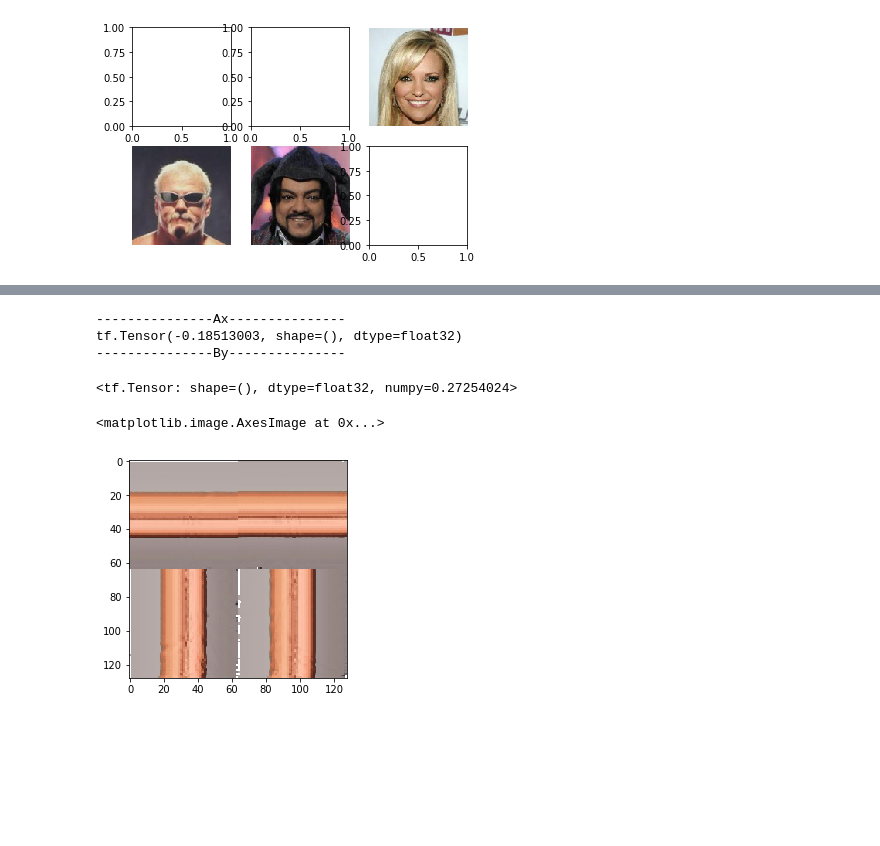
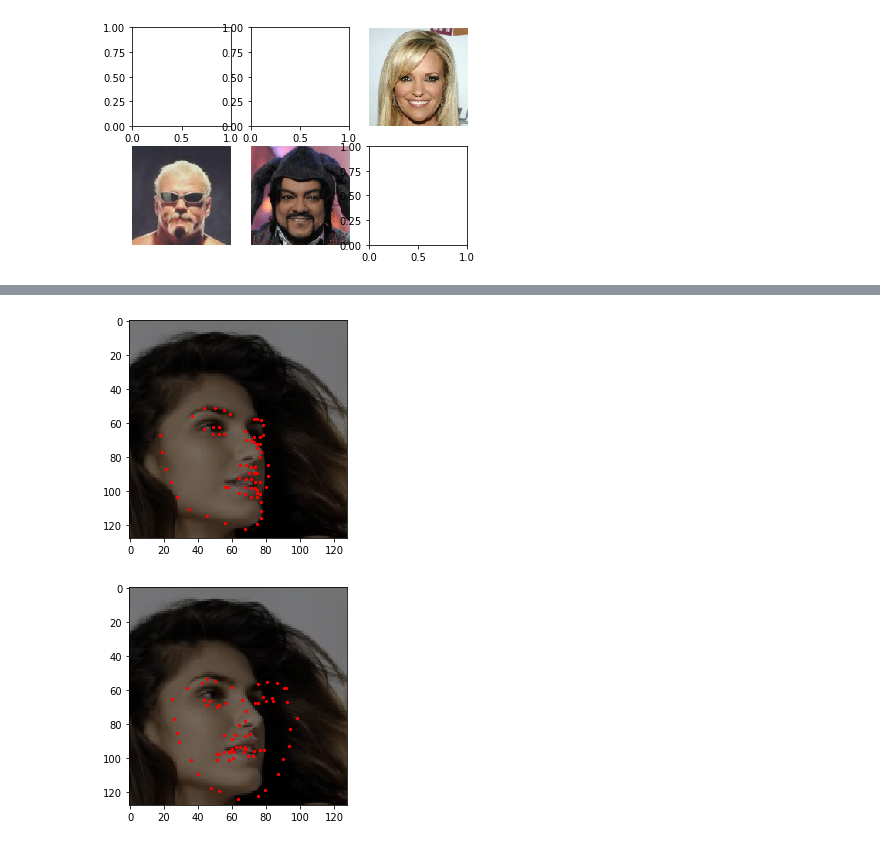
Before and after one commit to iomanker/Instance-GeoGAN, a Jupyter notebook: GeoGAN.ipynb, the cells around one changed output, grey strips where cells are left out. Drawn from its saved outputs; the diff is of its cells as text; code cells hidden in the pictures; blank space fills up the shorter version.

```diff
--- a/GeoGAN.ipynb
+++ b/GeoGAN.ipynb
@@ -676,28 +512,0 @@ draw_landmark_face(testBy[img_idx],testByMark[img_idx])
-# %%
-template = ('G_flow_loss: {:.4f}, G_land_loss: {:.4f}, G_reco_loss: {:.4f}, G_GAN_loss: {:.4f}'
-           ' G_cls_loss: {:.4f}, D_GAN_loss: {:.4f}, D_cls_loss: {:.4f}')
-for epoch in range(1,EPOCHS+1):
-    count = 0
-    for (one_Ax, one_Ax_landmark), (one_By, one_By_landmark) in zip(Ax_ds, By_ds):
-        count = count + 1
-        loss_items = train_step(one_Ax,one_By,one_Ax_landmark,one_By_landmark,tf.cast(epoch,'float32'))
-        print(template.format(loss_items['G_flow_loss'],loss_items['G_land_loss'],
-                             loss_items['G_reco_loss'],loss_items['G_GAN_loss'],loss_items['G_cls_loss'],
-                             loss_items['D_GAN_loss'],loss_items['D_cls_loss']))
-        #with train_summary_writer.as_default():
-            # tf.summary.scalar('G_flow_loss', loss_items['G_flow_loss'], step=epoch)
-            # tf.summary.scalar('G_land_loss', loss_items['G_land_loss'], step=epoch)
-            # tf.summary.scalar('G_mask_loss', loss_items['G_mask_loss'], step=epoch)
-            # tf.summary.scalar('G_reco_loss', loss_items['G_reco_loss'], step=epoch)
-            # tf.summary.scalar('G_GAN_loss', loss_items['G_GAN_loss'] , step=epoch)
-            # tf.summary.scalar('G_cls_loss', loss_items['G_cls_loss'] , step=epoch)
-            # tf.summary.scalar('D_GAN_loss', loss_items['D_GAN_loss'] , step=epoch)
-            # tf.summary.scalar('D_cls_loss', loss_items['D_cls_loss'] , step=epoch)
-    test_Ax_iter = iter(Ax_ds)
-    test_By_iter = iter(By_ds)
-    testAx, _ = next(test_Ax_iter)
-    testBy, _ = next(test_By_iter)
-    testAy = generator(testAx,testBy,tf.cast(epoch,'float32'))
-    save_images(testAx,testBy,testAy['By_warpped'],epoch,BATCH_SIZE)
-    By_ds = tf.data.Dataset.from_tensor_slices((By, By_landmark))
-    By_ds = By_ds.shuffle(BUFFER_SIZE).batch(BATCH_SIZE)
@@ -723,31 +512,0 @@ KeyboardInterrupt:
-# %%
-By_iter = iter(By_ds)
-for one_Ax, one_Ax_landmark in Ax_ds:
-    one_By, one_By_landmark = next(By_iter)
-    tmp_Ax = generator.flowNet.Encoder(one_Ax)
-    tmp_By = generator.flowNet.Encoder(one_By)
-    fusion_BottleNeck = tf.concat([tmp_Ax, tmp_By], axis=3)
-    tmp_Decoder = generator.flowNet.Decoder(fusion_BottleNeck)
-    '''tmp_Ax = generator.flowNet.ZeroPadding2D1(one_Ax)
-    Conv1_Ax = generator.flowNet.Conv1(tmp_Ax)
-    Bn1_Ax = generator.flowNet.norm1(Conv1_Ax)
-    relu1_Ax = activations.relu(Bn1_Ax)
-    Conv2_Ax = generator.flowNet.Conv2(relu1_Ax)
-    Bn2_Ax = generator.flowNet.norm2(Conv2_Ax)
-    relu2_Ax = activations.relu(Bn2_Ax)
-    Conv3_Ax = generator.flowNet.Conv2(relu2_Ax)
-    Bn3_Ax = generator.flowNet.norm2(Conv3_Ax)
-    relu3_Ax = activations.relu(Bn3_Ax)
-    Conv3_Ax = self.Conv4(self.Conv3_out)
-    Conv4_out = self.norm1(Conv4_out)
-    Conv4_out = activations.relu(Conv4_out)'''
-    # tf.math.reduce_std
-    print("---------------Ax---------------")
-    print(tf.math.reduce_mean(tmp_Decoder[0]))
-    print("---------------By---------------")
-    # print(tmp_By[0])
-    break
-# %% [output]
----------------Ax---------------
-tf.Tensor(-0.18513003, shape=(), dtype=float32)
----------------By---------------
@@ -770,11 +513,9 @@ from util.flow_util import *
-# %%
-tf.math.reduce_std(By_warpped[0])
-# %% [output]
-<tf.Tensor: shape=(), dtype=float32, numpy=0.27254024>
-# %%
-test_warpped = np.clip(By_warpped[8].numpy()+1, 0, 1, out=None)
-plt.figure()
-plt.imshow(test_warpped)
-# %% [output]
-<matplotlib.image.AxesImage at 0x...>
-[figure, removed]
+# %%
+test_target_flow = (testByMark[img_idx]-testAxMark[img_idx])
+draw_landmark_face(testAx[img_idx],testAxMark[img_idx])
+# %% [output]
+[figure, added]
+# %%
+draw_landmark_face(testAx[img_idx],-test_sampled_flow[img_idx][0]+tf.cast(testByMark[0],'float'))
+# %% [output]
+[figure, added]
```
Also changed, not shown: parts of 21 cells of this notebook, 2 other files.
